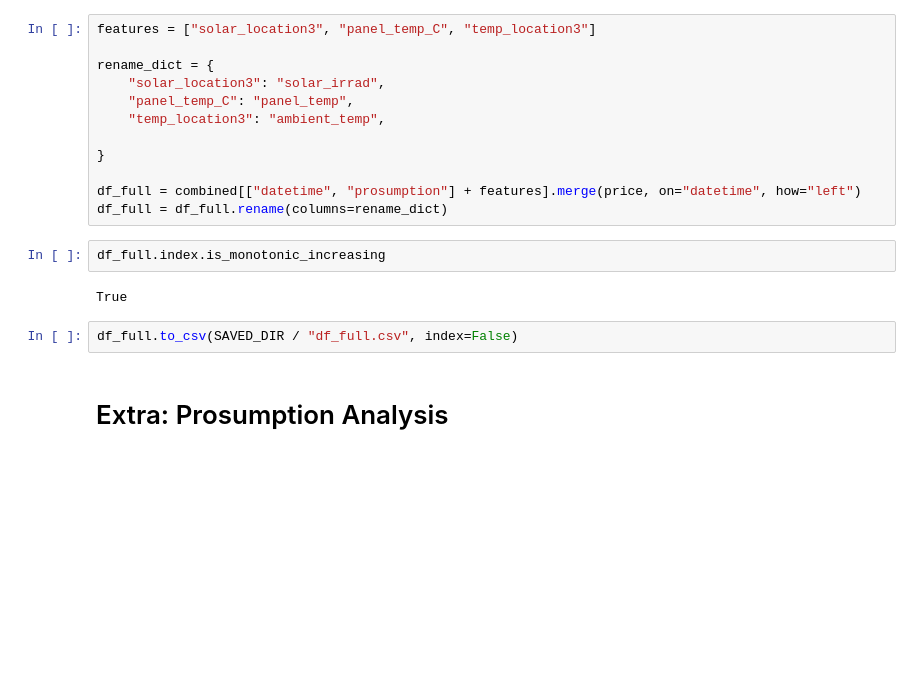
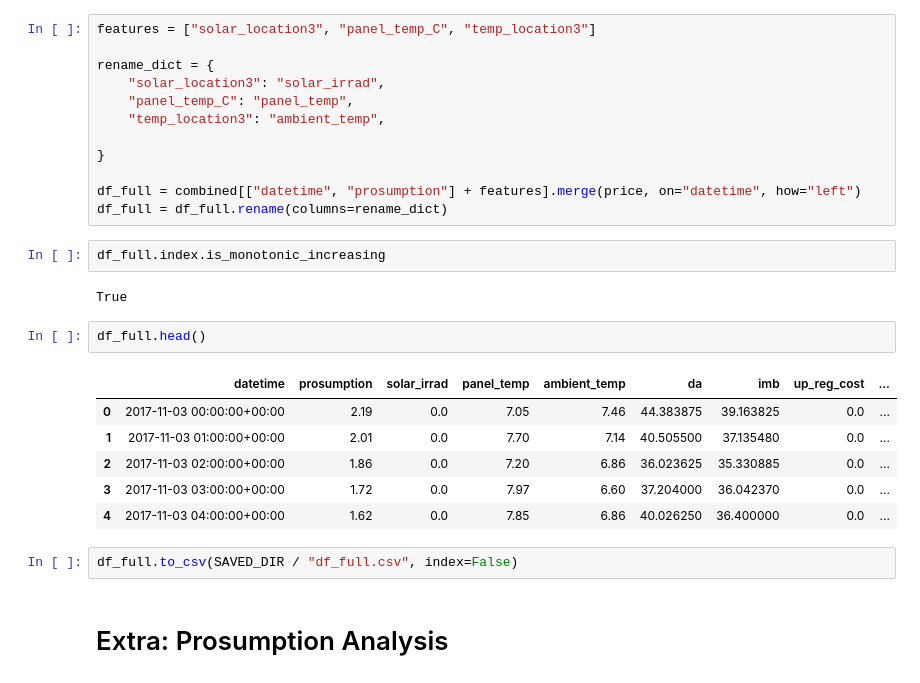
Before and after one commit to ahod75/diss_bess, a Jupyter notebook: 3_data_processing/wpd_comp_processing.ipynb, the cells around one changed output. Drawn from its saved outputs; the diff is of its cells as text; blank space fills up the shorter version.

```diff
--- a/3_data_processing/wpd_comp_processing.ipynb
+++ b/3_data_processing/wpd_comp_processing.ipynb
@@ -255,6 +257,15 @@ df_full = df_full.rename(columns=rename_dict)
 df_full.index.is_monotonic_increasing
 # %% [output]
 True
+# %%
+df_full.head()
+# %% [output]
+|  | datetime | prosumption | solar_irrad | panel_temp | ambient_temp | da | imb | up_reg_cost | ... |
+| 0 | 2017-11-03 00:00:00+00:00 | 2.19 | 0.0 | 7.05 | 7.46 | 44.383875 | 39.163825 | 0.0 | ... |
+| 1 | 2017-11-03 01:00:00+00:00 | 2.01 | 0.0 | 7.70 | 7.14 | 40.505500 | 37.135480 | 0.0 | ... |
+| 2 | 2017-11-03 02:00:00+00:00 | 1.86 | 0.0 | 7.20 | 6.86 | 36.023625 | 35.330885 | 0.0 | ... |
+| 3 | 2017-11-03 03:00:00+00:00 | 1.72 | 0.0 | 7.97 | 6.60 | 37.204000 | 36.042370 | 0.0 | ... |
+| 4 | 2017-11-03 04:00:00+00:00 | 1.62 | 0.0 | 7.85 | 6.86 | 40.026250 | 36.400000 | 0.0 | ... |
 # %%
 df_full.to_csv(SAVED_DIR / "df_full.csv", index=False)
 # %% [markdown]
```
Also changed, not shown: parts of 1 cell of this notebook, 23 other files.
